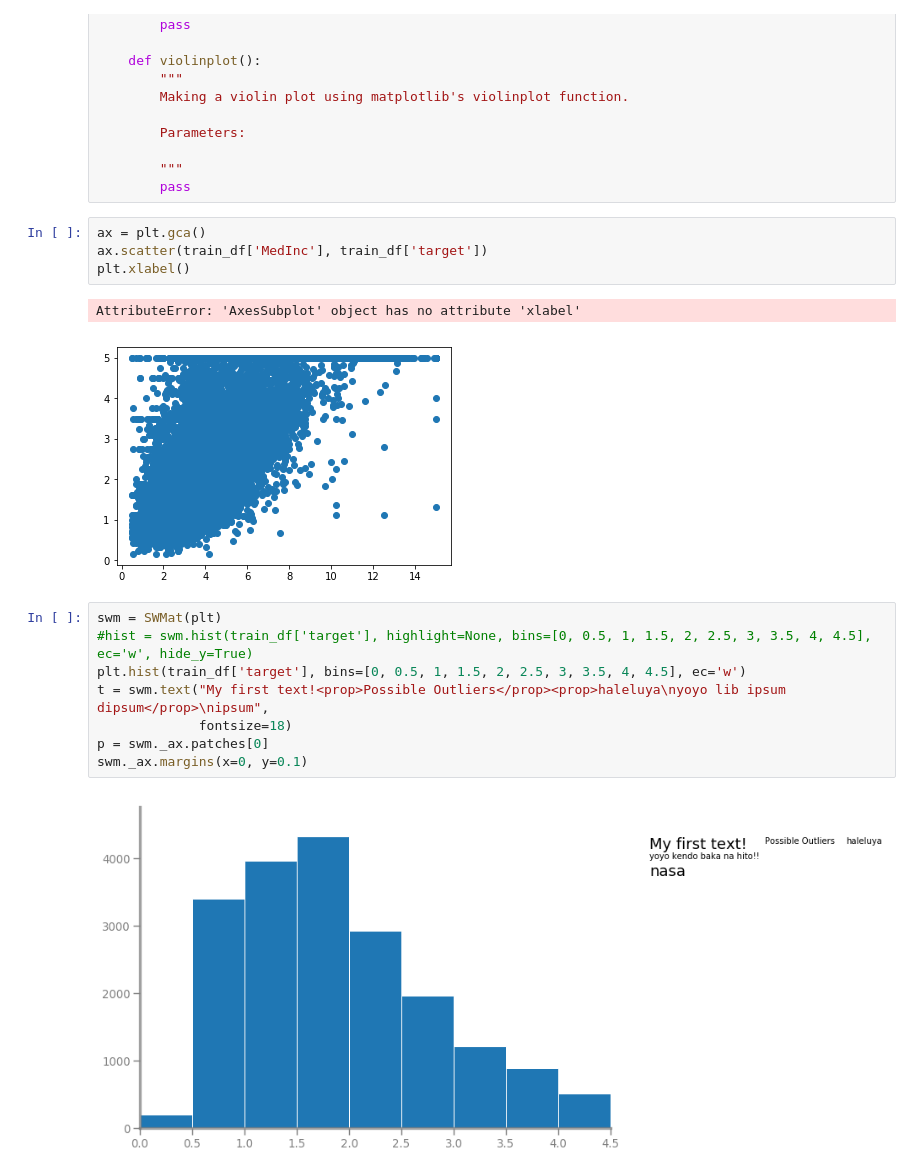
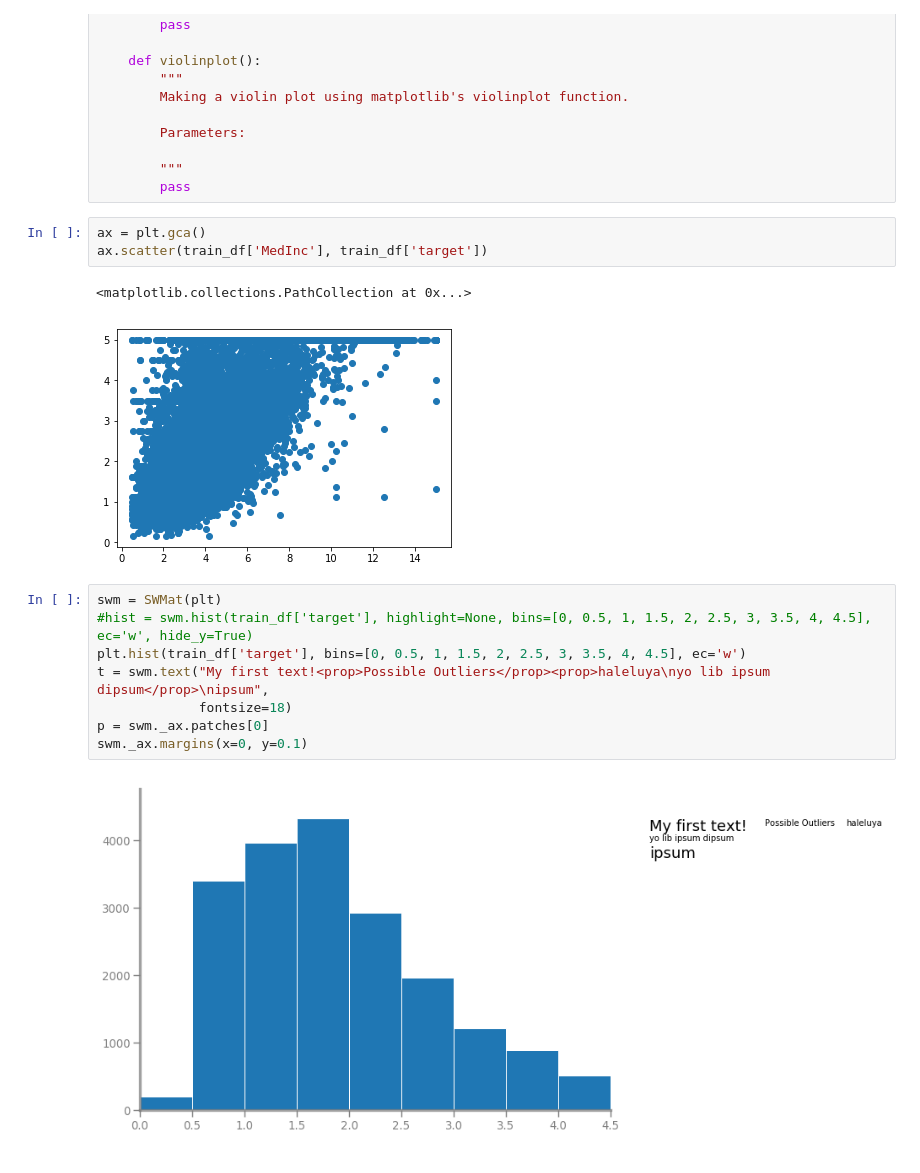
Before and after one commit to PuneetGrov3r/SWMat, a Jupyter notebook: Notebooks/SWMat.ipynb, the cells around one changed output. Drawn from its saved outputs; the diff is of its cells as text.

```diff
--- a/Notebooks/SWMat.ipynb
+++ b/Notebooks/SWMat.ipynb
@@ -460,20 +460,19 @@ class SWMat(object):
 # %%
 ax = plt.gca()
 ax.scatter(train_df['MedInc'], train_df['target'])
-plt.xlabel()
 # %% [output]
-AttributeError: 'AxesSubplot' object has no attribute 'xlabel'
+<matplotlib.collections.PathCollection at 0x...>
 [figure]
 # %%
 swm = SWMat(plt)
 #hist = swm.hist(train_df['target'], highlight=None, bins=[0, 0.5, 1, 1.5, 2, 2.5, 3, 3.5, 4, 4.5], ec='w', hide_y=True)
 plt.hist(train_df['target'], bins=[0, 0.5, 1, 1.5, 2, 2.5, 3, 3.5, 4, 4.5], ec='w')
-t = swm.text("My first text!<prop>Possible Outliers</prop><prop>haleluya\nyoyo lib ipsum dipsum</prop>\nipsum",
+t = swm.text("My first text!<prop>Possible Outliers</prop><prop>haleluya\nyo lib ipsum dipsum</prop>\nipsum",
              fontsize=18)
 p = swm._ax.patches[0]
 swm._ax.margins(x=0, y=0.1)
 # %% [output]
-[figure, old version]
+[figure, new version]
 # %%
 swm = SWMat(plt)
 bar = swm.bar()
```
Also changed, not shown: parts of 1 cell of this notebook.
